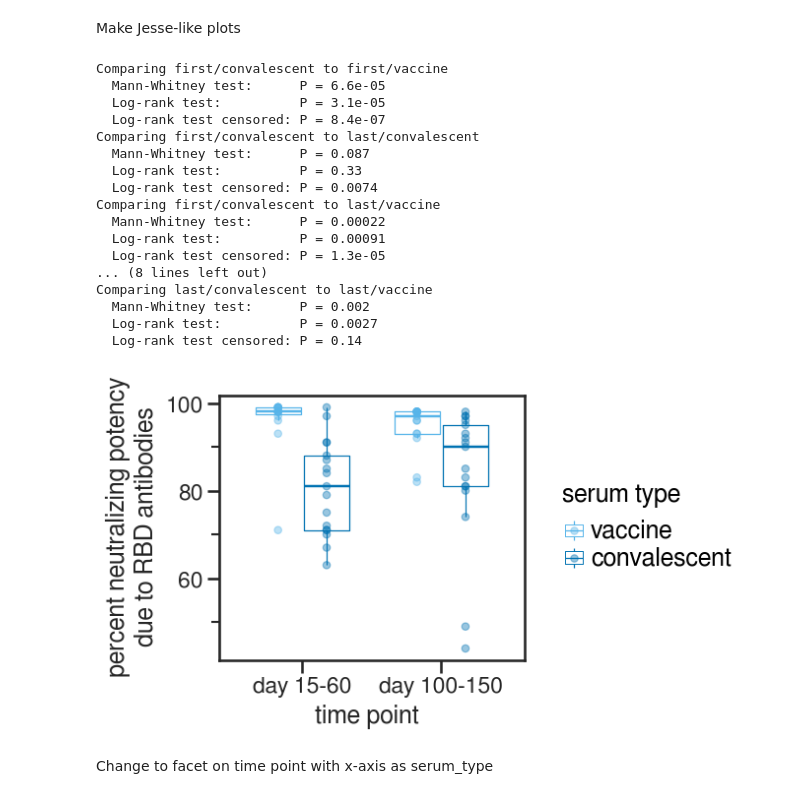
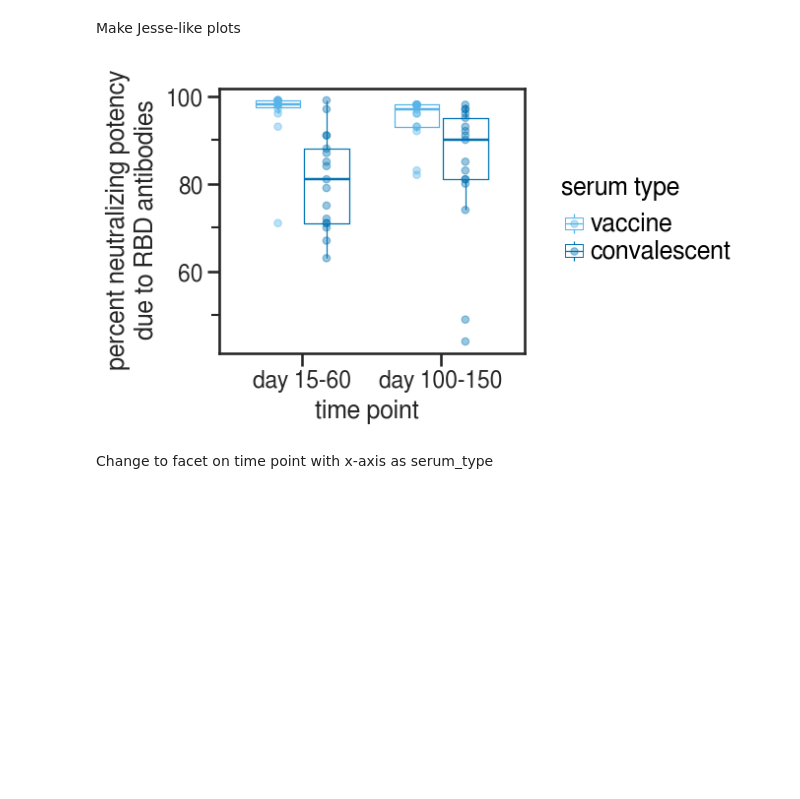
Before and after one commit to jbloomlab/SARS-CoV-2-RBD_MAP_Moderna, a Jupyter notebook: experimental_data/rbd_depletions.ipynb, the cells around one changed output. Cells and saved outputs as stored; diff of their text form; code cells hidden in the pictures; blank space fills up the shorter version.

```diff
--- a/experimental_data/rbd_depletions.ipynb
+++ b/experimental_data/rbd_depletions.ipynb
@@ -441,64 +441,47 @@ df = (
                ])
     )
 df = pd.concat([df.sort_values('day').groupby('subject_name').first().assign(timepoint='first'),
                 df.sort_values('day').groupby('subject_name').last().assign(timepoint='last')])
 
-comparisons = list(itertools.product(df['timepoint'].unique(), df['serum_type'].unique()))
-for (timepoint_1, serum_type_1), (timepoint_2, serum_type_2) in itertools.combinations(comparisons, 2):
-    print(f"Comparing {timepoint_1}/{serum_type_1} to {timepoint_2}/{serum_type_2}")
-    percent_1 = df.query('(timepoint == @timepoint_1) and (serum_type == @serum_type_1)')['percent_RBD']
-    percent_2 = df.query('(timepoint == @timepoint_2) and (serum_type == @serum_type_2)')['percent_RBD']
-    u, p = scipy.stats.mannwhitneyu(percent_1, percent_2)
-    print(f"  Mann-Whitney test:      P = {p:.2g}")
-    res = lifelines.statistics.logrank_test(percent_1, percent_2)
-    print(f"  Log-rank test:          P = {res.p_value:.2g}")
-    censored_1 = (~df.query('(timepoint == @timepoint_1) and (serum_type == @serum_type_1)')['post_ic50_bound']).astype(int)
-    censored_2 = (~df.query('(timepoint == @timepoint_2) and (serum_type == @serum_type_2)')['post_ic50_bound']).astype(int)
-    res = lifelines.statistics.logrank_test(percent_1, percent_2, censored_1, censored_2)
-    print(f"  Log-rank test censored: P = {res.p_value:.2g}")
+# comparisons = list(itertools.product(df['timepoint'].unique(), df['serum_type'].unique()))
+# for (timepoint_1, serum_type_1), (timepoint_2, serum_type_2) in itertools.combinations(comparisons, 2):
+#     print(f"Comparing {timepoint_1}/{serum_type_1} to {timepoint_2}/{serum_type_2}")
+#     percent_1 = df.query('(timepoint == @timepoint_1) and (serum_type == @serum_type_1)')['percent_RBD']
+#     percent_2 = df.query('(timepoint == @timepoint_2) and (serum_type == @serum_type_2)')['percent_RBD']
+#     u, p = scipy.stats.mannwhitneyu(percent_1, percent_2)
+#     print(f"  Mann-Whitney test:      P = {p:.2g}")
+#     res = lifelines.statistics.logrank_test(percent_1, percent_2)
+#     print(f"  Log-rank test:          P = {res.p_value:.2g}")
+#     censored_1 = (~df.query('(timepoint == @timepoint_1) and (serum_type == @serum_type_1)')['post_ic50_bound']).astype(int)
+#     censored_2 = (~df.query('(timepoint == @timepoint_2) and (serum_type == @serum_type_2)')['post_ic50_bound']).astype(int)
+#     res = lifelines.statistics.logrank_test(percent_1, percent_2, censored_1, censored_2)
+#     print(f"  Log-rank test censored: P = {res.p_value:.2g}")
 
 
 p = (ggplot((df.replace({"first": "day 15-60", "last": "day 100-150"})
              .assign(timepoint=lambda x: pd.Categorical(x['timepoint'], categories=['day 15-60', 'day 100-150'], ordered=True),
                      serum_type=lambda x: pd.Categorical(x['serum_type'], categories=['vaccine', 'convalescent'], ordered=True)
                     )
             )
            ) +
      aes('timepoint', 'percent_RBD', color='serum_type') +
      geom_boxplot(width=0.65,
                   position=position_dodge(width=0.7),
                   outlier_shape='') +
      geom_jitter(position=position_dodge(width=0.7),
                  alpha=0.4, size=2.5) +
 
      theme(figure_size=(4, 3.5),
            ) +
      scale_color_manual(values=[CBPALETTE[2], CBPALETTE[5]], name='serum type') +
      ylab('percent neutralizing potency\ndue to RBD antibodies') +
      xlab ('time point')
      )
 
 _ = p.draw()
 p.save(f'{resultsdir}/compare_percentRBD.pdf')
 # %% [output]
-Comparing first/convalescent to first/vaccine
-  Mann-Whitney test:      P = 6.6e-05
-  Log-rank test:          P = 3.1e-05
-  Log-rank test censored: P = 8.4e-07
-Comparing first/convalescent to last/convalescent
-  Mann-Whitney test:      P = 0.087
-  Log-rank test:          P = 0.33
-  Log-rank test censored: P = 0.0074
-Comparing first/convalescent to last/vaccine
-  Mann-Whitney test:      P = 0.00022
-  Log-rank test:          P = 0.00091
-  Log-rank test censored: P = 1.3e-05
-... (8 lines left out)
-Comparing last/convalescent to last/vaccine
-  Mann-Whitney test:      P = 0.002
-  Log-rank test:          P = 0.0027
-  Log-rank test censored: P = 0.14
-[figure, old version]
+[figure, new version]
 # %% [markdown]
 Change to facet on time point with x-axis as serum_type
 # %%
```
Also changed, not shown: parts of 7 cells of this notebook, 12 other files.
